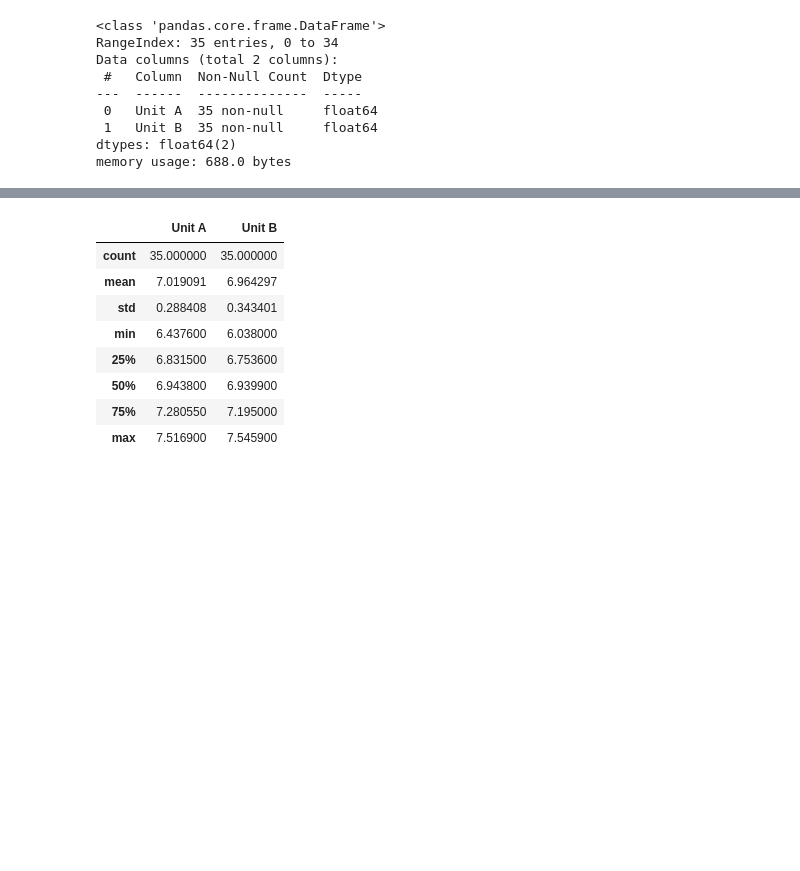
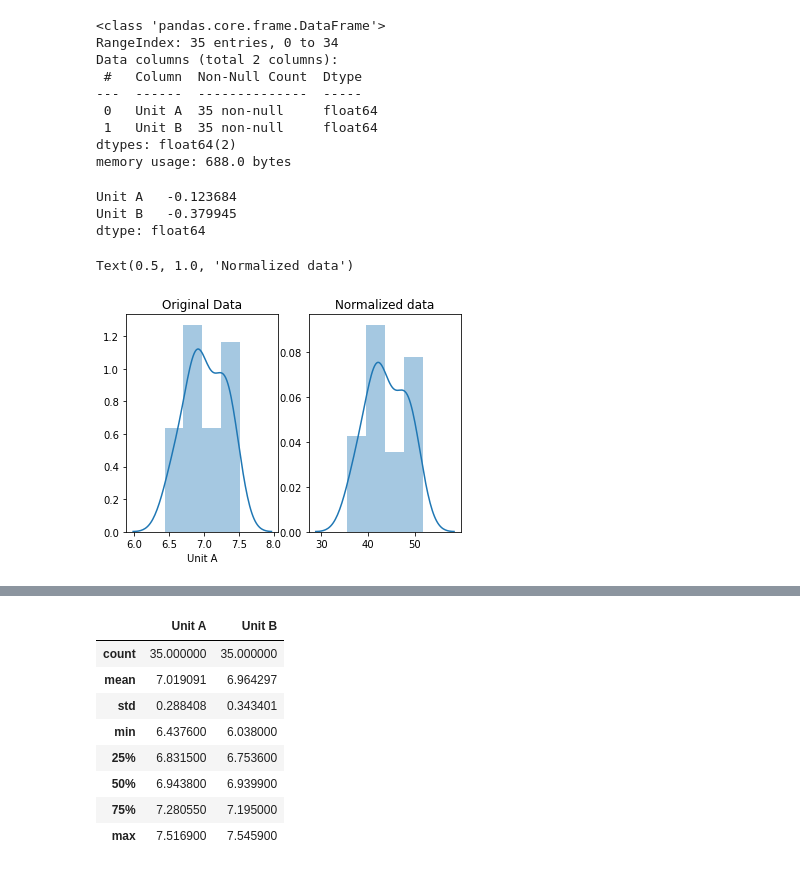
Before and after one commit to DineshSanklecha/Hypotheis-Assignment, a Jupyter notebook: Cutlet Hypothesis Testing .ipynb, the cells around one changed output, grey strips where cells are left out. Drawn from its saved outputs; the diff is of its cells as text; code cells hidden in the pictures; blank space fills up the shorter version.

```diff
--- a/Cutlet Hypothesis Testing .ipynb
+++ b/Cutlet Hypothesis Testing .ipynb
@@ -40,3 +40,27 @@ Data columns (total 2 columns):
  1   Unit B  35 non-null     float64
 dtypes: float64(2)
 memory usage: 688.0 bytes
+# %%
+## data ranges between -0.1 and 1
+ff.skew()
+# %% [output]
+Unit A   -0.123684
+Unit B   -0.379945
+dtype: float64
+# %%
+##Normalizaing data
+
+unitAn = stats.boxcox(unitA)
+unitBn = stats.boxcox(unitB)
+# %%
+import seaborn as sns
+
+
+fig, ax=plt.subplots(1,2)
+sns.distplot(unitA, ax=ax[0])
+ax[0].set_title("Original Data")
+sns.distplot(unitAn[0], ax=ax[1])
+ax[1].set_title("Normalized data")
+# %% [output]
+Text(0.5, 1.0, 'Normalized data')
+[figure, added]
```
Also changed, not shown: parts of 1 cell of this notebook.
